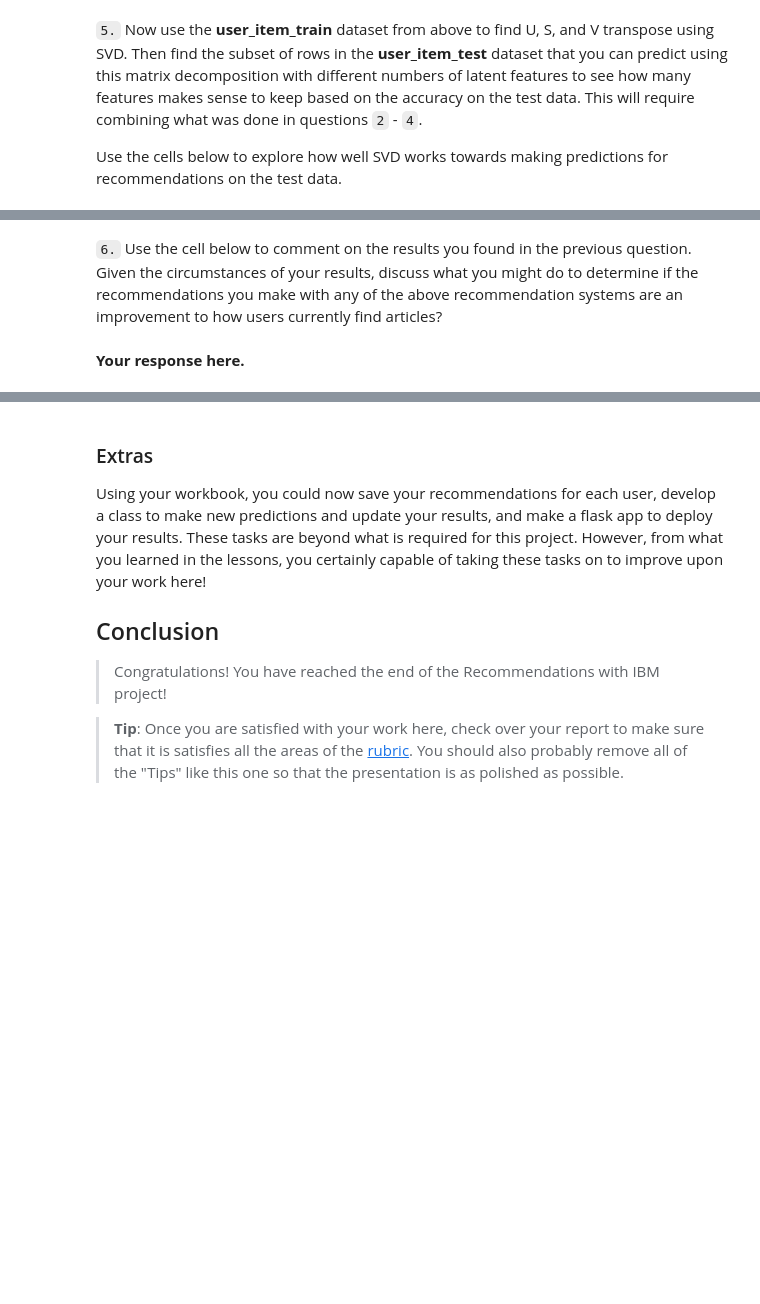
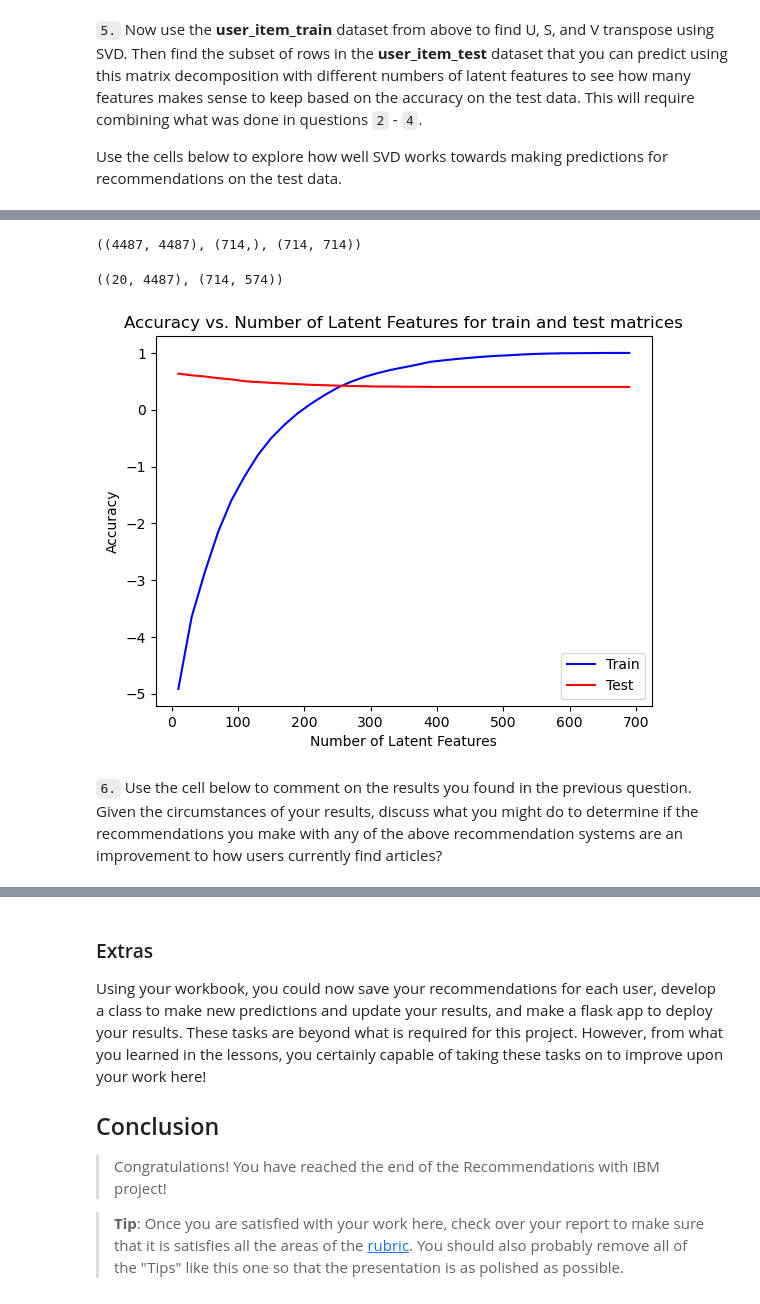
Before and after one commit to DavidGuillaum/project_IBM_recommendation_engine, a Jupyter notebook: Recommendations_with_IBM.ipynb, the cells around one changed output, grey strips where cells are left out. Saved outputs shown, nothing was run; the diff lists cells and outputs as text; code cells hidden in the pictures; blank space fills up the shorter version.

```diff
--- a/Recommendations_with_IBM.ipynb
+++ b/Recommendations_with_IBM.ipynb
@@ -556,7 +870,57 @@ u_train, s_train, vt_train = # fit svd similar to above then use the cells below
+# %%
+u_train.shape, s_train.shape, vt_train.shape
+#u is the NK matrix (user-latent)
+#s is the KK matrix (latent-latent)
+#vt is the transposed matrix of v that is KM matrix (latent-item)
+# %% [output]
+((4487, 4487), (714,), (714, 714))
 # %%
 # Use these cells to see how well you can use the training
 # decomposition to predict on test data
+#we'll only take user and items that are in both train and test
+same_id = np.isin(user_item_train.index, test_idx)
+same_col = np.isin(user_item_train.columns, test_arts)
+# %%
+u_test = u_train[same_id, :]#it should give us 20 rows and we can take all items bc we found it earlier
+vt_test = vt_train[:, same_col]#it should give us 714 rows and 574 columns
+u_test.shape, vt_test.shape
+# %% [output]
+((20, 4487), (714, 574))
+# %%
+ids= np.isin(user_item_test.index, user_item_train.index)
+user_item_subset_test = user_item_test.loc[ids,:] #only same id presents in both df
+# %%
+num_latent_feats = np.arange(10,700+10,20)
+sum_errs_train = []
+sum_errs_test = []
+
+
+for k in num_latent_feats:
+    # restructure with k latent features
+    s_new_train, u_new_train, vt_new_train = np.diag(s_train[:k]), u_train[:, :k], vt_train[:k, :]
+    u_new_test, vt_new_test = u_test[:, :k], vt_test[:k, :]
+
+    # take dot product
+    user_item_est_train = np.around(np.dot(np.dot(u_new_train, s_new_train), vt_new_train))
+    user_item_est_test = np.around(np.dot(np.dot(u_new_test, s_new_train), vt_new_test))
+
+    # compute error for each prediction to actual value
+    diffs_train = np.subtract(user_item_train, user_item_est_train)
+    diffs_test = np.subtract(user_item_subset_test, user_item_est_test)
+
+    # total errors and keep track of them
+    err_train = np.sum(np.sum(np.abs(diffs_train)))
+    err_test = np.sum(np.sum(np.abs(diffs_test)))
+    sum_errs_train.append(err_train)
+    sum_errs_test.append(err_test)
+# %%
+plt.plot(num_latent_feats, 1- np.array(sum_errs_train)/(user_item_train.shape[0]), label='Train', color = "blue");
+plt.plot(num_latent_feats, 1- np.array(sum_errs_test)/(user_item_test.shape[0]), label='Test', color = "red");
+plt.legend(['Train', 'Test'])
+plt.xlabel('Number of Latent Features');
+plt.ylabel('Accuracy');
+plt.title('Accuracy vs. Number of Latent Features for train and test matrices');
+# %% [output]
+[figure, added]
 # %% [markdown]
 `6.` Use the cell below to comment on the results you found in the previous question. Given the circumstances of your results, discuss what you might do to determine if the recommendations you make with any of the above recommendation systems are an improvement to how users currently find articles?
-# %% [markdown]
-**Your response here.**
```
Also changed, not shown: parts of 61 cells of this notebook, 2 other files.
